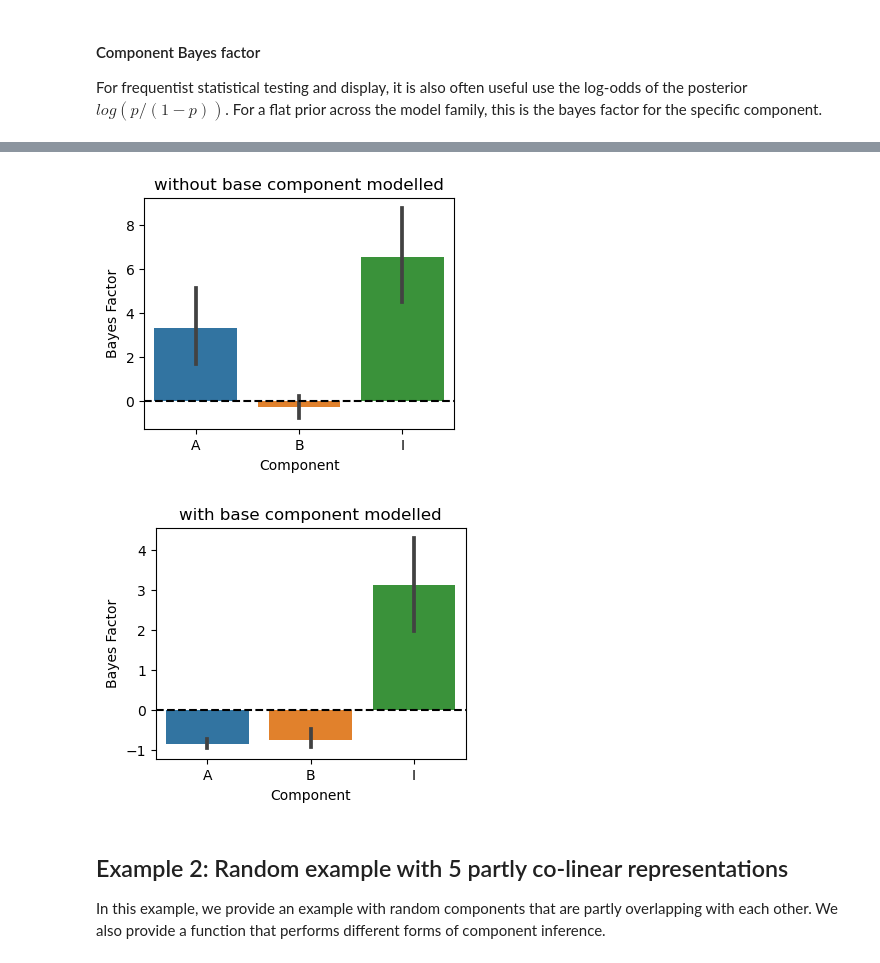
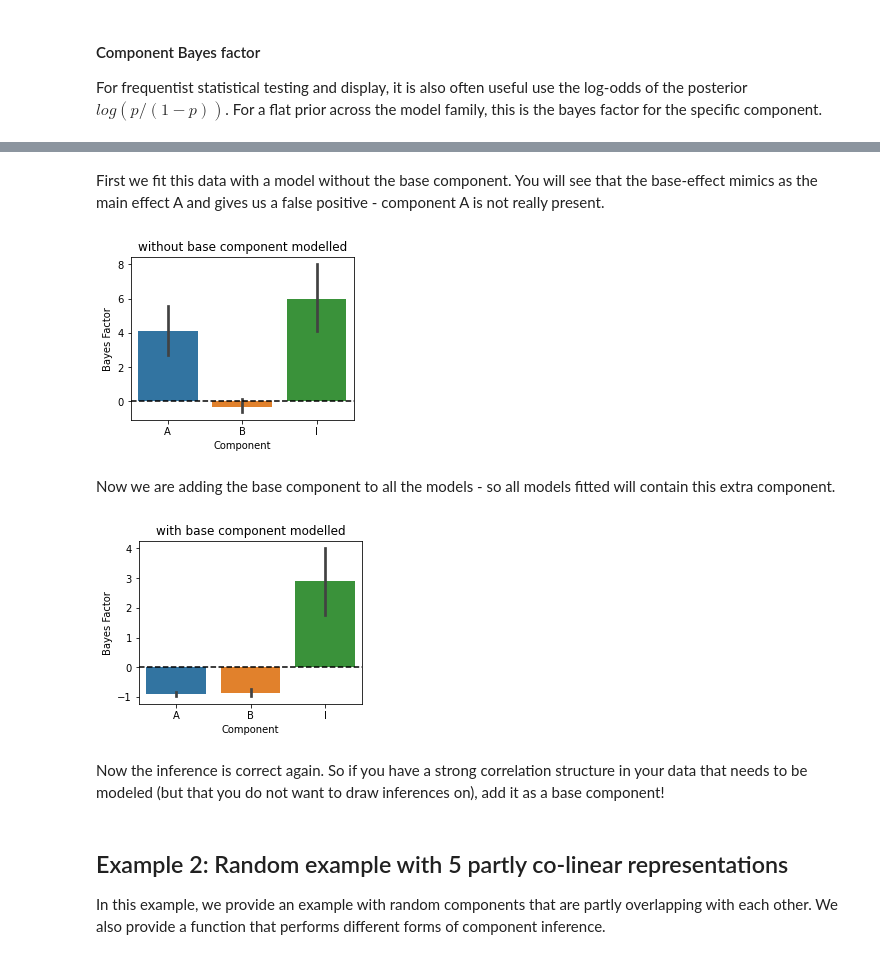
Before and after one commit to DiedrichsenLab/PcmPy, a Jupyter notebook: docs/demos/demo_modelfamily.ipynb, the cells around one changed output, grey strips where cells are left out. Saved outputs shown, nothing was run; the diff lists cells and outputs as text; code cells hidden in the pictures.

Commit message:
Model Family - documentation

```diff
--- a/docs/demos/demo_modelfamily.ipynb
+++ b/docs/demos/demo_modelfamily.ipynb
@@ -35,10 +41,11 @@ trueModel = pcm.ComponentModel('A+B+I',Gc)
 # %%
-# Now generate 20 data set from the full model
 [cond_vec,part_vec]=pcm.sim.make_design(6,8)
-D = pcm.sim.make_dataset(trueModel,np.array([-np.inf,-1,0]),
+theta = np.array([-np.inf,-1,0])
+D = pcm.sim.make_dataset(trueModel,theta,
         signal=0.1,
         n_sim = 20,
-        n_channel=20,part_vec=part_vec,
+        n_channel=20,
+        part_vec=part_vec,
         cond_vec=cond_vec)
 # %% [markdown]
 #### Building a model family
@@ -112,30 +128,31 @@ In this example in simulation I set the weights of the interaction and basecompo
+# %%
+trueModel = pcm.ComponentModel('A+B+I+basecomponent',np.r_[Gc,basecomp])
+
+# Now generate 20 data set from the full model
+[cond_vec,part_vec]=pcm.sim.make_design(6,8)
+# Interaction effect and base component are present
+theta = np.array([-np.inf,-np.inf,0,0])
+D = pcm.sim.make_dataset(trueModel,theta,
+        signal=0.1,
+        n_sim = 20,
+        n_channel=20,part_vec=part_vec,
+        cond_vec=cond_vec)
+# %% [markdown]
+First we fit this data with a model without the base component. You will see that the base-effect mimics as the main effect A and gives us a false positive - component A is not really present.
 # %%
-basecomp = np.zeros((1,6,6))
-basecomp[0] = np.block([[np.ones((3,3)),np.zeros((3,3))],[np.zeros((3,3)),np.ones((3,3))]])
-
-trueModel = pcm.ComponentModel('A+B+I+basecomponent',np.r_[Gc,basecomp])
-
-
-# Now generate 20 data set from the full model
-[cond_vec,part_vec]=pcm.sim.make_design(6,8)
-D = pcm.sim.make_dataset(trueModel,np.array([-np.inf,-np.inf,0,0]),
-        signal=0.1,
-        n_sim = 20,
-        n_channel=20,part_vec=part_vec,
-        cond_vec=cond_vec)
-
-
 MF=pcm.model.ModelFamily(Gc,comp_names=['A','B','I'])
 # Fit the data and display the relative likelihood.
 T,theta=pcm.fit_model_individ(D,MF,verbose=False,fixed_effect='block',fit_scale=False)
 
 # Component Bayes Factor
 plt.figure(figsize=(4,3))
 plt.title('without base component modelled')
 c_bf = MF.component_bayesfactor(T.likelihood,method='AIC',format='DataFrame')
 pcm.vis.plot_component(c_bf,type='bf')
 # %% [output]
-[figure, old version]
+[figure, new version]
+# %% [markdown]
+Now we are adding the base component to all the models - so all models fitted will contain this extra component.
 # %%
 MF=pcm.model.ModelFamily(Gc,comp_names=['A','B','I'],basecomponents=basecomp)
 # Fit the data and display the relative likelihood.
@@ -147,7 +164,9 @@ plt.title('with base component modelled')
 c_bf = MF.component_bayesfactor(T.likelihood,method='AIC',format='DataFrame')
 pcm.vis.plot_component(c_bf,type='bf')
 # %% [output]
-[figure, old version]
+[figure, new version]
+# %% [markdown]
+Now the inference is correct again. So if you have a strong correlation structure in your data that needs to be modeled (but that you do not want to draw inferences on), add it as a base component!
 # %% [markdown]
 ## Example 2: Random example with 5 partly co-linear representations
 In this example, we provide an example with random components that are partly overlapping with each other.
```
Also changed, not shown: parts of 12 cells of this notebook, 3 other files.
